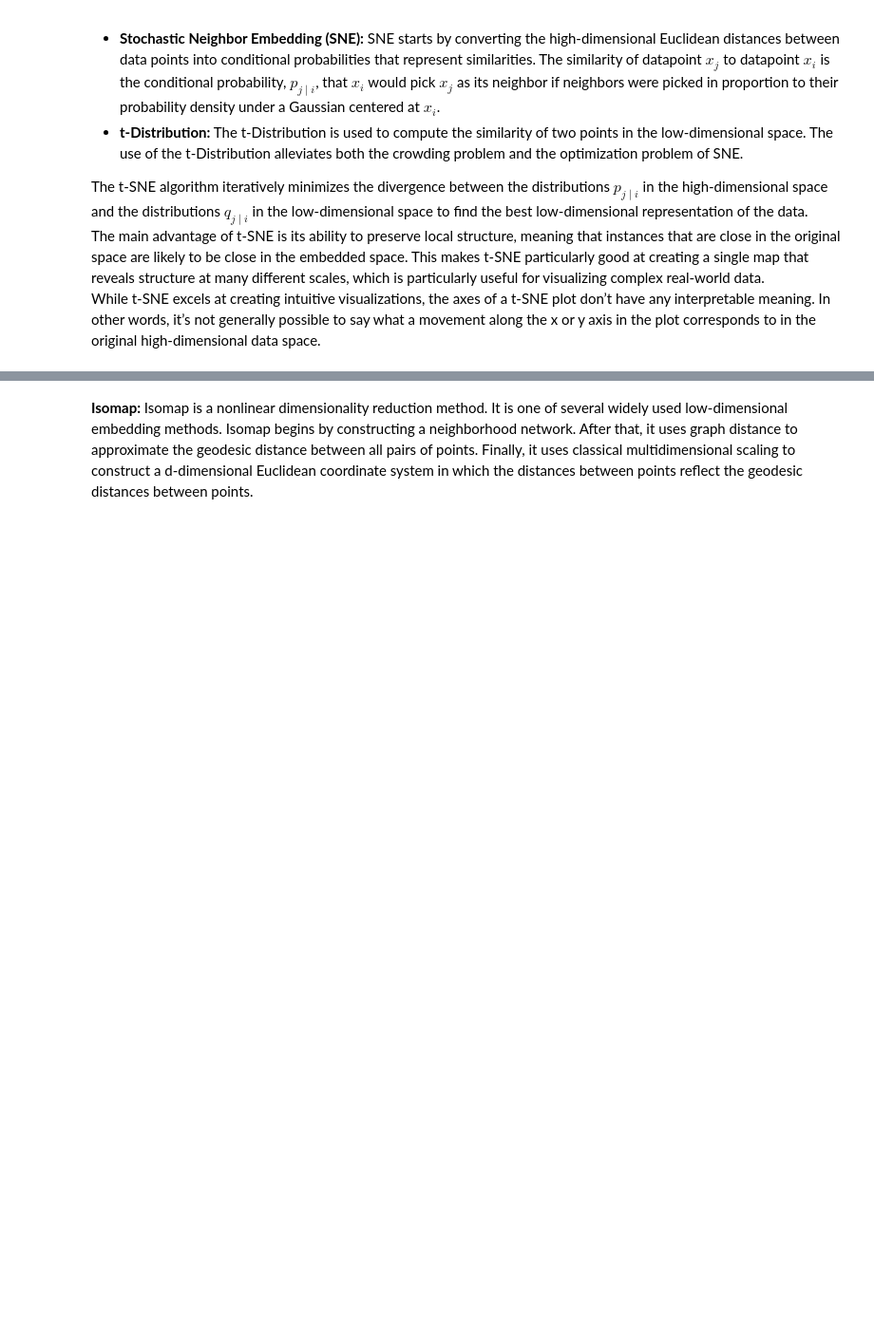
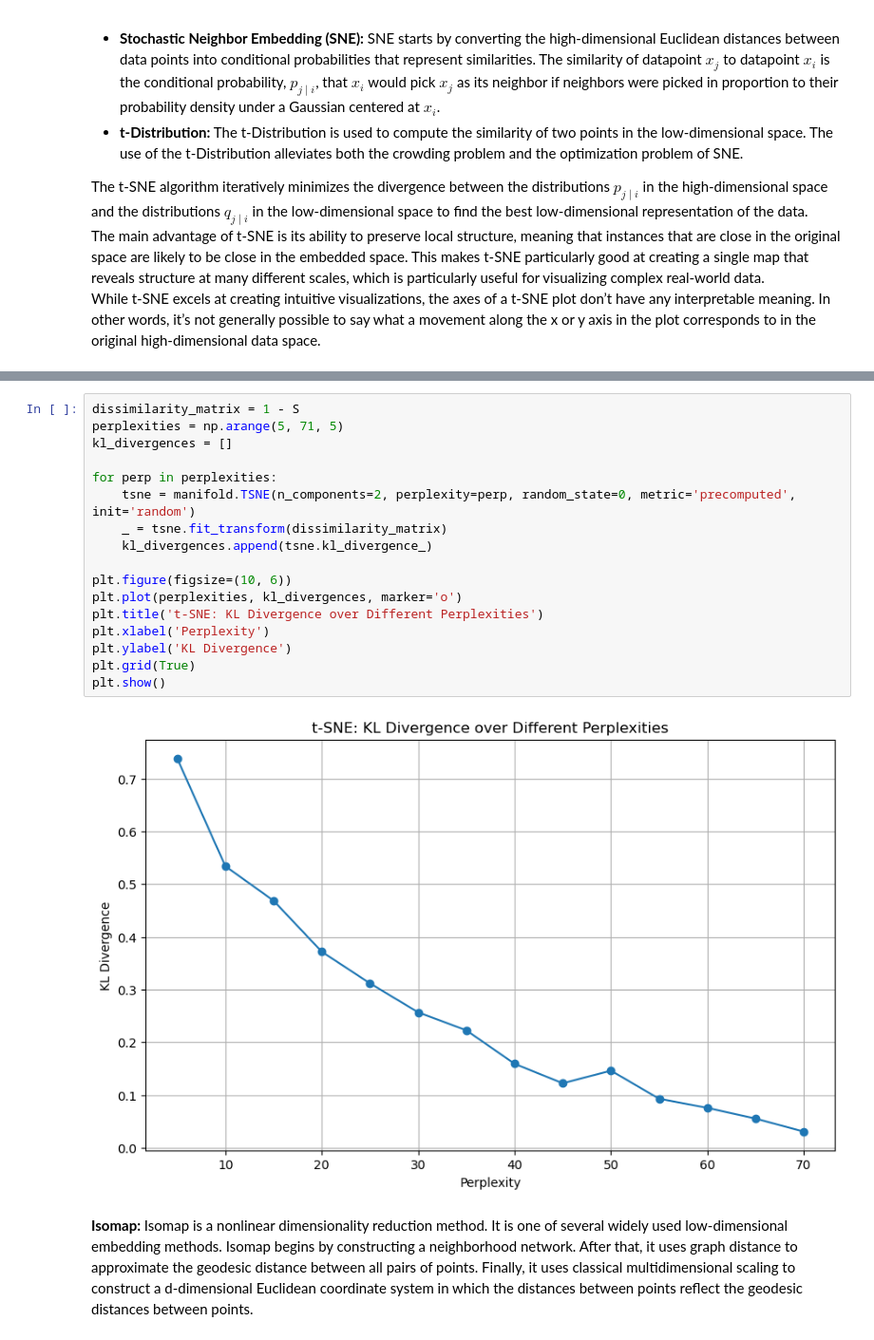
Before and after one commit to mauro-vb/graph-visualization-project, a Jupyter notebook: step6.ipynb, the cells around one changed output, grey strips where cells are left out. Shown at 95% size. Cells and saved outputs as stored; diff of their text form; blank space fills up the shorter version.

```diff
--- a/step6.ipynb
+++ b/step6.ipynb
@@ -134,3 +159,22 @@ plt.show()
+# %%
+dissimilarity_matrix = 1 - S
+perplexities = np.arange(5, 71, 5)
+kl_divergences = []
+
+for perp in perplexities:
+    tsne = manifold.TSNE(n_components=2, perplexity=perp, random_state=0, metric='precomputed', init='random')
+    _ = tsne.fit_transform(dissimilarity_matrix)
+    kl_divergences.append(tsne.kl_divergence_)
+
+plt.figure(figsize=(10, 6))
+plt.plot(perplexities, kl_divergences, marker='o')
+plt.title('t-SNE: KL Divergence over Different Perplexities')
+plt.xlabel('Perplexity')
+plt.ylabel('KL Divergence')
+plt.grid(True)
+plt.show()
+# %% [output]
+[figure, added]
 # %% [markdown]
 <p><b>Isomap:</b> Isomap is a nonlinear dimensionality reduction method. It is one of several widely used low-dimensional embedding methods. Isomap begins by constructing a neighborhood network. After that, it uses graph distance to approximate the geodesic distance between all pairs of points. Finally, it uses classical multidimensional scaling to construct a d-dimensional Euclidean coordinate system in which the distances between points reflect the geodesic distances between points.</p>
 # %%
```
Also changed, not shown: parts of 21 cells of this notebook.
